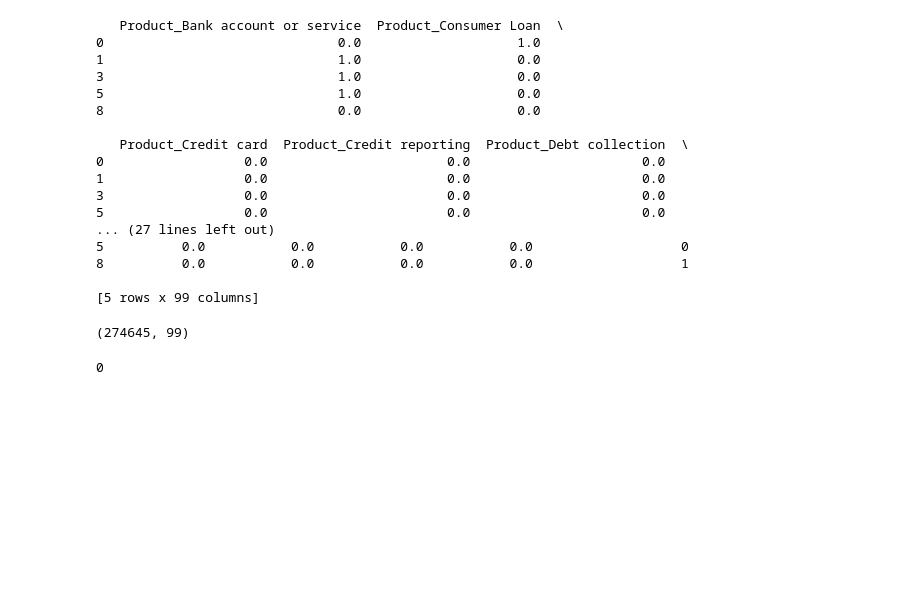
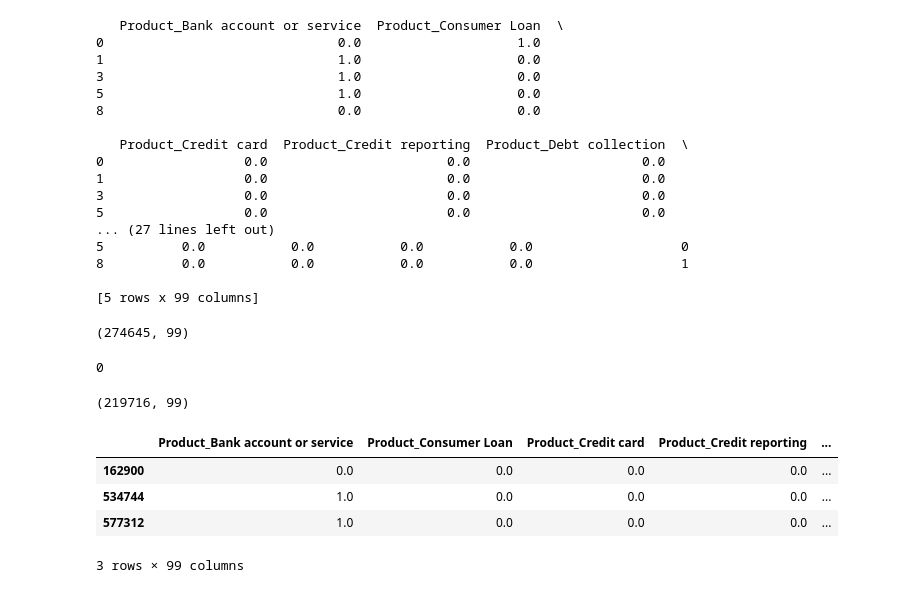
Before and after one commit to krystent2/ds-sf-29, a Jupyter notebook: projects/final-projects/04-notebook-rough-draft/Final_Project_Step4_KrystenT.ipynb, the cells around one changed output. Drawn from its saved outputs; the diff is of its cells as text; code cells hidden in the pictures; blank space fills up the shorter version.

```diff
--- a/projects/final-projects/04-notebook-rough-draft/Final_Project_Step4_KrystenT.ipynb
+++ b/projects/final-projects/04-notebook-rough-draft/Final_Project_Step4_KrystenT.ipynb
@@ -659,3 +659,19 @@ data.shape
 data.isnull().values.sum()
 # %% [output]
 0
+# %%
+from sklearn.cross_validation import train_test_split
+
+train, test = train_test_split(data, train_size=.80, test_size=.20)
+# %%
+train.shape
+# %% [output]
+(219716, 99)
+# %%
+train.head(3)
+# %% [output]
+|  | Product_Bank account or service | Product_Consumer Loan | Product_Credit card | Product_Credit reporting | ... |
+| 162900 | 0.0 | 0.0 | 0.0 | 0.0 | ... |
+| 534744 | 1.0 | 0.0 | 0.0 | 0.0 | ... |
+| 577312 | 1.0 | 0.0 | 0.0 | 0.0 | ... |
+3 rows × 99 columns
```
Also changed, not shown: parts of 3 cells of this notebook.
